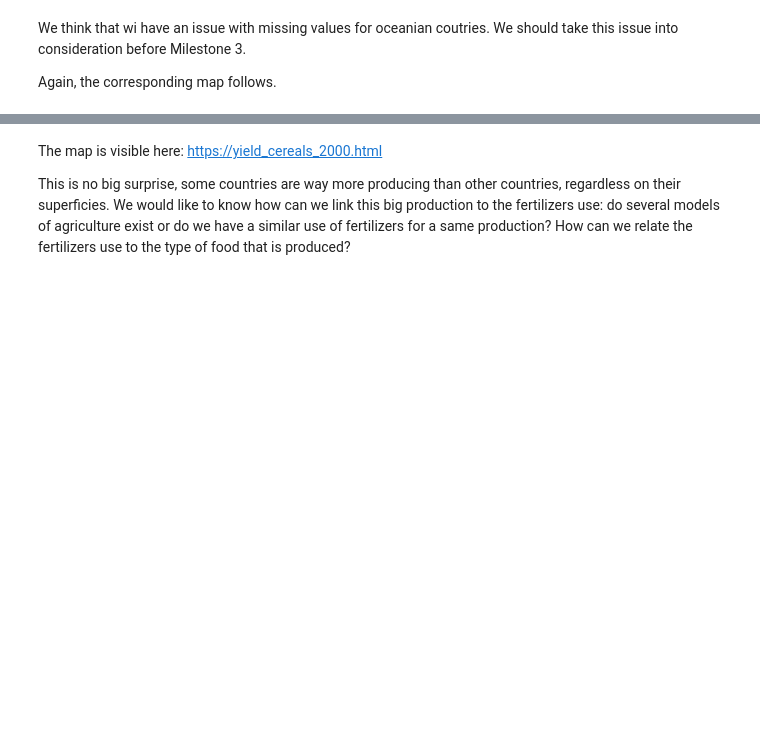
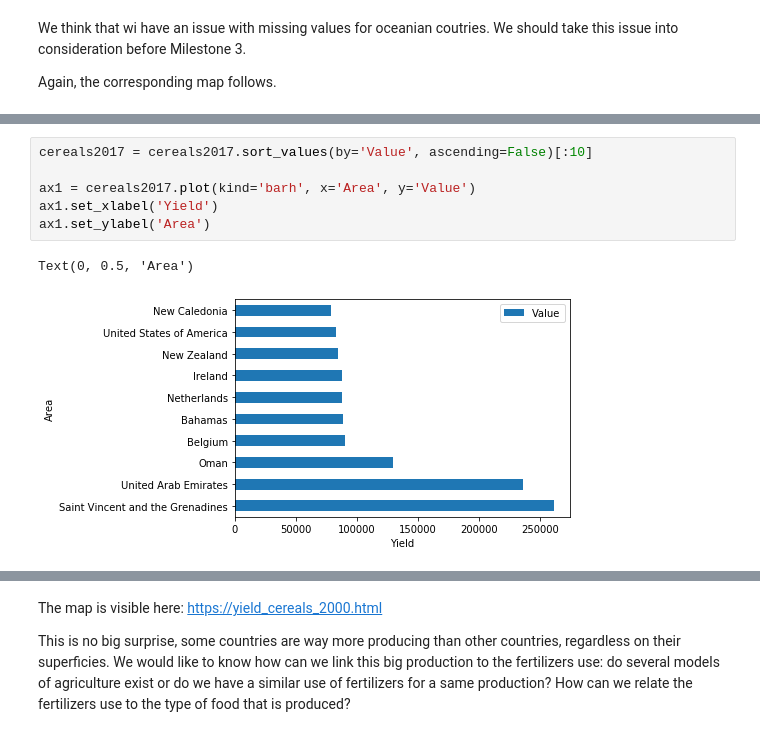
Before and after one commit to amara-slaymaker/ada_project-ada_nakamura, a Jupyter notebook: to_be_sent/Milestone_2maps_color.ipynb, the cells around one changed output, grey strips where cells are left out. Drawn from its saved outputs; the diff is of its cells as text; blank space fills up the shorter version.

```diff
--- a/to_be_sent/Milestone_2maps_color.ipynb
+++ b/to_be_sent/Milestone_2maps_color.ipynb
@@ -529,0 +574,9 @@ save(cereal_map)
+# %%
+cereals2017 = cereals2017.sort_values(by='Value', ascending=False)[:10]
+
+ax1 = cereals2017.plot(kind='barh', x='Area', y='Value')
+ax1.set_xlabel('Yield')
+ax1.set_ylabel('Area')
+# %% [output]
+Text(0, 0.5, 'Area')
+[figure, added]
```
Also changed, not shown: parts of 10 cells of this notebook, 2 other files.
